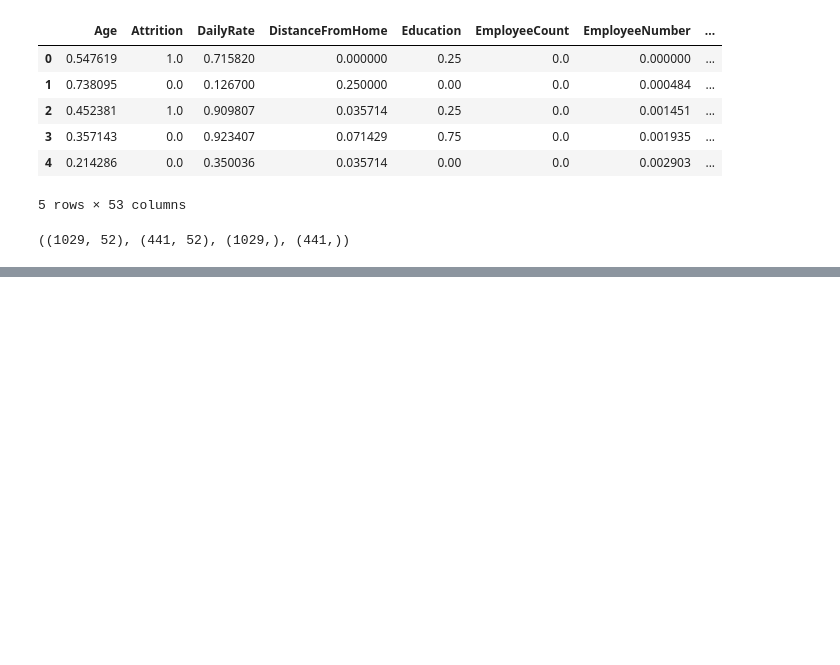
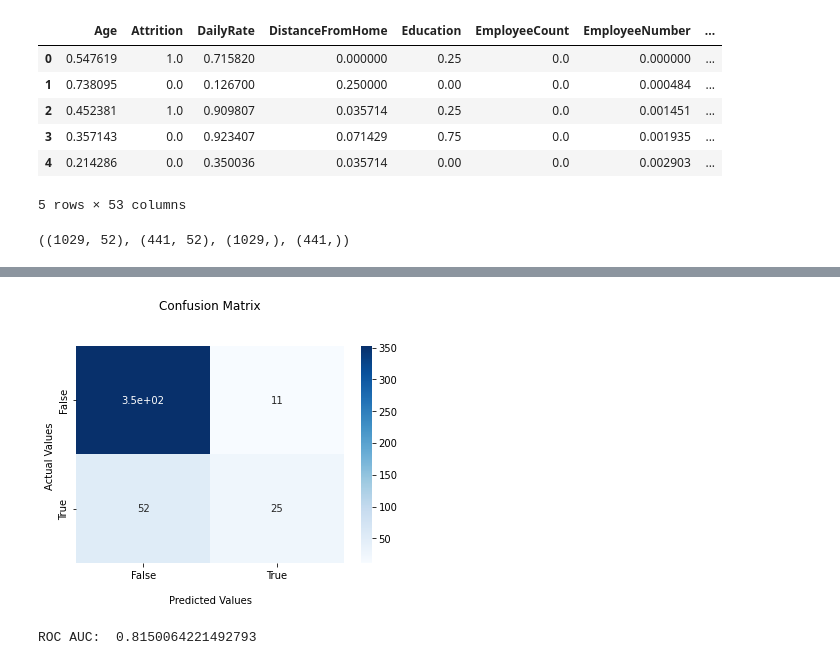
Before and after one commit to niramay447/kaggle-competitions, a Jupyter notebook: attrition-prediction.ipynb, the cells around one changed output, grey strips where cells are left out. Cells and saved outputs as stored; diff of their text form; code cells hidden in the pictures; blank space fills up the shorter version.

```diff
--- a/attrition-prediction.ipynb
+++ b/attrition-prediction.ipynb
@@ -259,0 +306,2 @@ Variance explained:  0.019254258719278772
+# %%
+y_pred =(model.predict(X_test) > 0.5).astype("int32")
@@ -259,0 +320,19 @@ Variance explained:  0.019254258719278772
+# %%
+# PRINTING THE CONFUSION MATRIX
+confusion_matrix = confusion_matrix(y_test,y_pred)
+ax = sns.heatmap(confusion_matrix, annot=True, cmap='Blues')
+
+ax.set_title('Confusion Matrix\n\n');
+ax.set_xlabel('\nPredicted Values')
+ax.set_ylabel('Actual Values ');
+
+ax.xaxis.set_ticklabels(['False','True'])
+ax.yaxis.set_ticklabels(['False','True'])
+
+plt.show()
+# %% [output]
+[figure, added]
+# %%
+print('ROC AUC: ', roc_auc_score(y_test,model.predict(X_test)))
+# %% [output]
+ROC AUC:  0.8150064221492793
```
Also changed, not shown: parts of 10 cells of this notebook.
